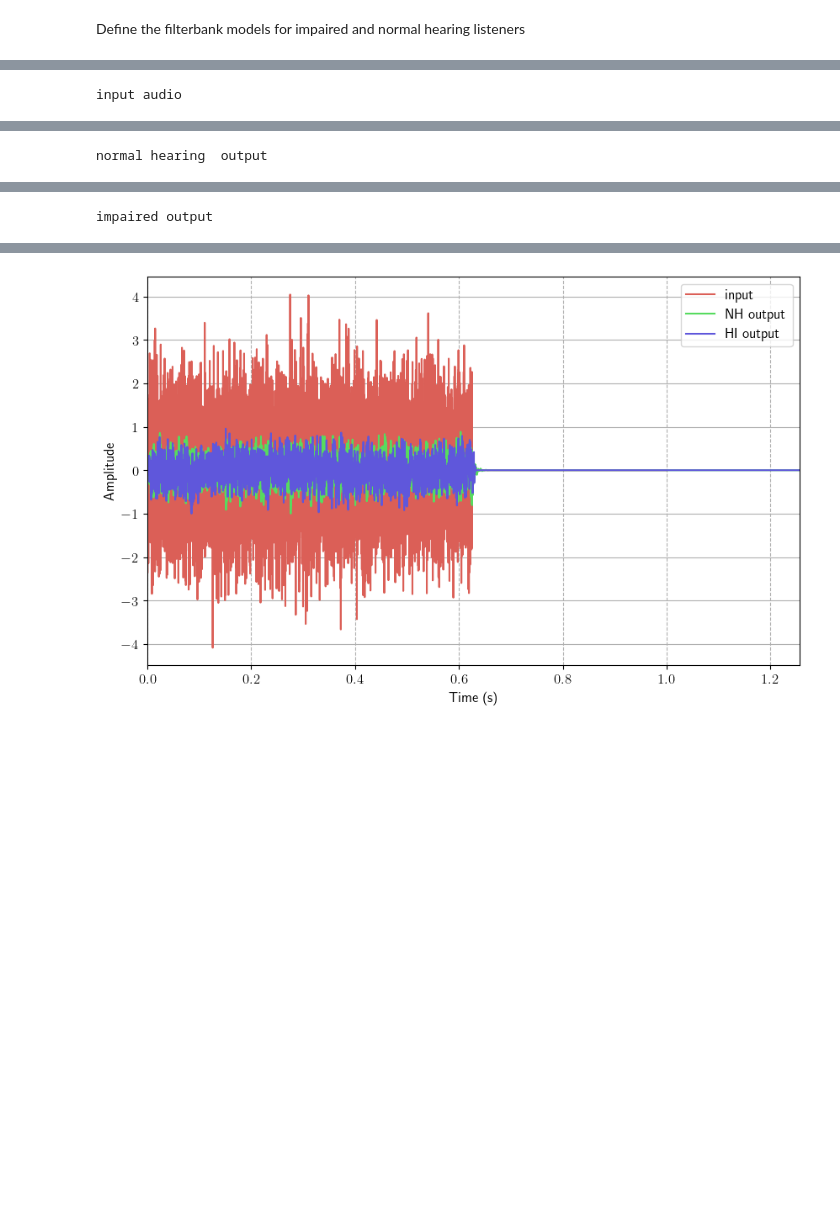
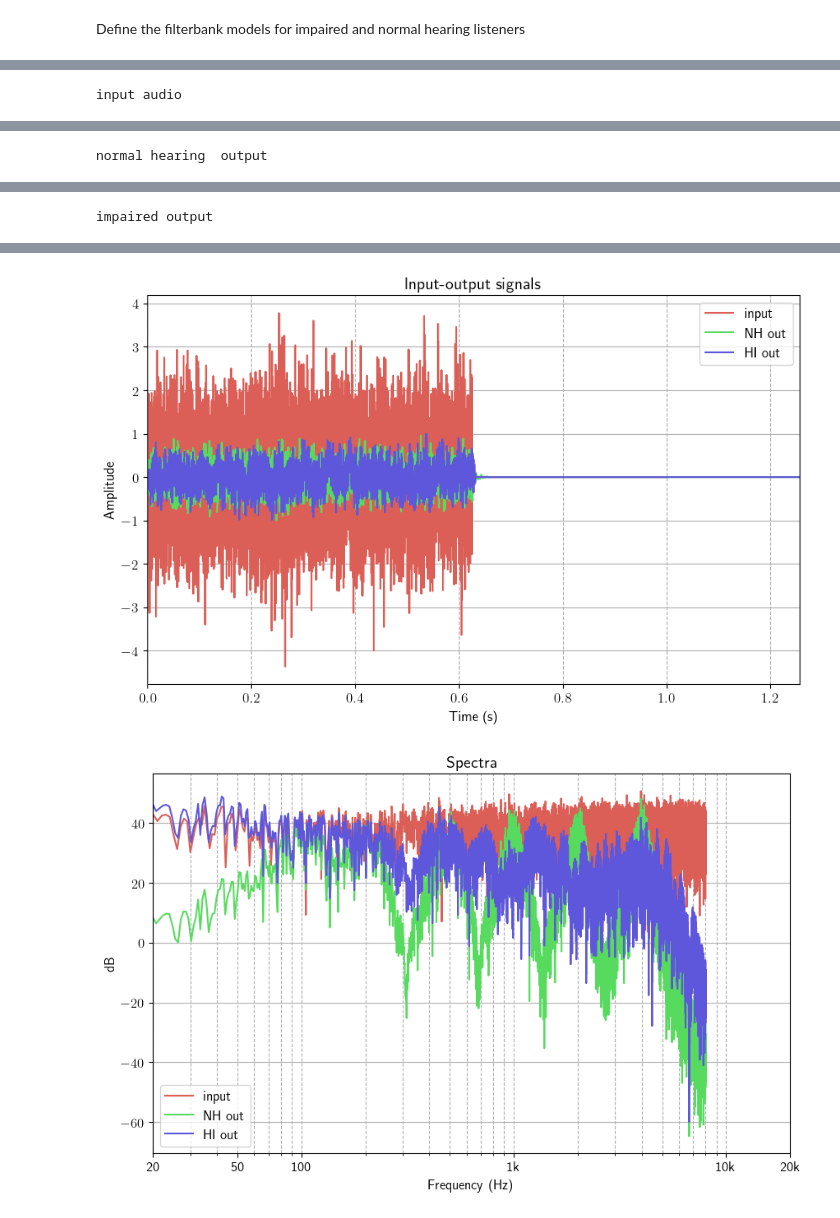
Before and after one commit to alruts/DDSP, a Jupyter notebook: notebooks/model_v1.ipynb, the cells around one changed output, grey strips where cells are left out. Saved outputs shown, nothing was run; the diff lists cells and outputs as text; code cells hidden in the pictures; blank space fills up the shorter version.

```diff
--- a/notebooks/model_v1.ipynb
+++ b/notebooks/model_v1.ipynb
@@ -41,11 +80,31 @@ def plot_gammabank(bank, center_frequencies):
         labels=center_frequencies,
     )
 
+
+def plot_time_and_spec(signals, samplerate, labels):
+
+    freq_axes = []
+    spec_axes = []
+    for signal in signals:
+        h, f = utils.get_spectrum(signal, samplerate=samplerate)
+        freq_axes.append(f)
+        spec_axes.append(h)
+
+    # Plot IR in time-domain and magnitude repsonse
+    plot.timeseries(
+        signals, samplerate=samplerate, title="Input-output signals", labels=labels
+    )
+    plot.magspec(
+        freq_axes=freq_axes, spec_axes=spec_axes, title="Spectra", labels=labels
+    )
+
+
 def batch_2_np(batch):
     return batch[0][0].detach().numpy()
 
+
 def audio_play(signal, samplerate):
-    return ipd.display(ipd.Audio(signal, rate=samplerate)) # load a NumPy array
+    return ipd.display(ipd.Audio(signal, rate=samplerate))  # load a NumPy array
 # %%
 # define parameters
 samplerate = 16_000
@@ -122,34 +181,35 @@ x_noise[:,:,10000:] = 0.0  # Input of length 10, all zeros
 x_d = torch.zeros(n_batch, n_channels, n_samples)  # Input of length 10, all zeros
 x_d[:, :, 0:1000] = 1.0  # Impulse
 
 # choose which signal to excite with
 x = x_noise
 
 # out_NH, out_HI = model(x_noise)
 out_NH, out_HI = model(x)
 
 print("input audio")
 audio_play(batch_2_np(x),samplerate)
 print("normal hearing  output")
 audio_play(batch_2_np(out_NH),samplerate)
 print("impaired output")
 audio_play(batch_2_np(out_HI),samplerate)
 
 
 signals = [
     batch_2_np(x),
     batch_2_np(out_NH),
     batch_2_np(out_HI),
 ]
 
-plot.timeseries(signals,samplerate=samplerate,
-                labels=['input','NH output', 'HI output'])
+plot_time_and_spec(signals,samplerate=samplerate,
+                   labels= ['input','NH out', 'HI out'])
 # %% [output]
 input audio
 [interactive output not drawn]
 normal hearing  output
 [interactive output not drawn]
 impaired output
 [interactive output not drawn]
-[figure, old version]
+[figure, new version]
+[figure, added]
 # %%
```
Also changed, not shown: parts of 8 cells of this notebook, 26 other files.
